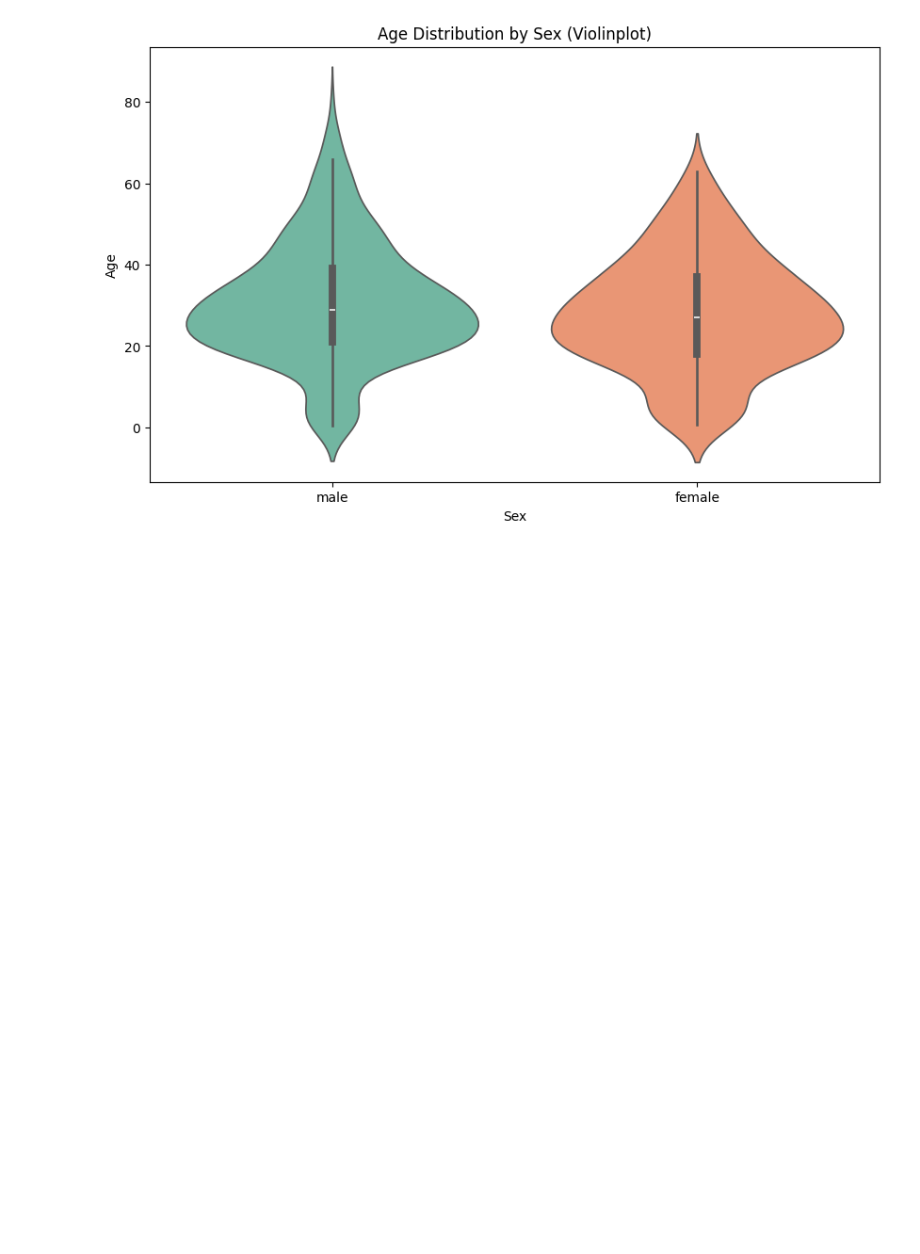
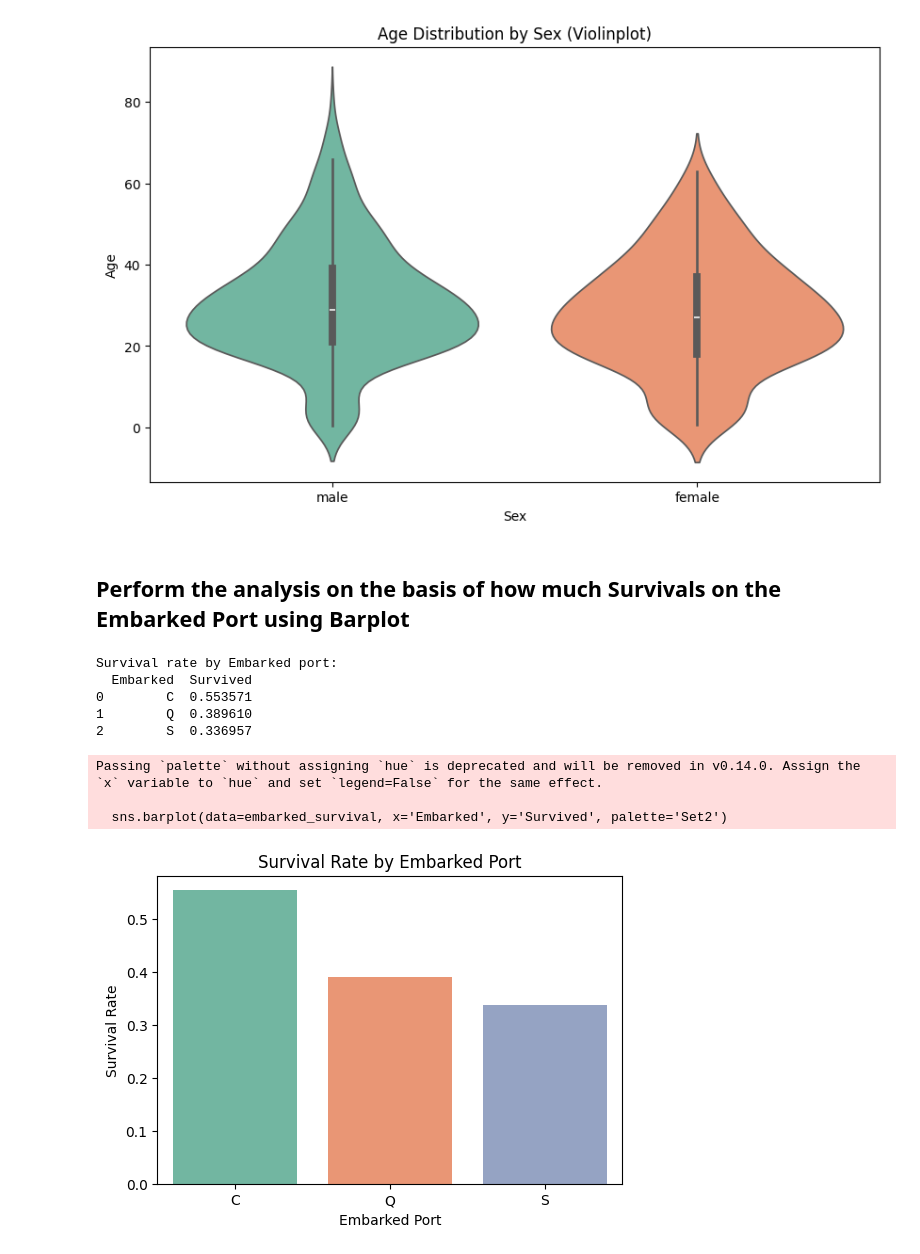
Before and after one commit to HimanshuHeda/AI-ML, a Jupyter notebook: CIA1.ipynb, the cells around one changed output. Drawn from its saved outputs; the diff is of its cells as text; code cells hidden in the pictures; blank space fills up the shorter version.

Commit message:
perform few more analysis on train dataset

```diff
--- a/CIA1.ipynb
+++ b/CIA1.ipynb
@@ -252,3 +278,26 @@ Passing `palette` without assigning `hue` is deprecated and will be removed in v
 
   sns.violinplot(data=df, x='Sex', y='Age', palette='Set2')
 [figure]
+# %% [markdown]
+## Perform the analysis on the basis of how much Survivals on the Embarked Port using Barplot
+# %%
+# Survival rate by Embarked port
+embarked_survival = df.groupby('Embarked')['Survived'].mean().reset_index()
+print('Survival rate by Embarked port:')
+print(embarked_survival)
+plt.figure(figsize=(6,4))
+sns.barplot(data=embarked_survival, x='Embarked', y='Survived', palette='Set2')
+plt.title('Survival Rate by Embarked Port')
+plt.ylabel('Survival Rate')
+plt.xlabel('Embarked Port')
+plt.show()
+# %% [output]
+Survival rate by Embarked port:
+  Embarked  Survived
+0        C  0.553571
+1        Q  0.389610
+2        S  0.336957
+Passing `palette` without assigning `hue` is deprecated and will be removed in v0.14.0. Assign the `x` variable to `hue` and set `legend=False` for the same effect.
+
+  sns.barplot(data=embarked_survival, x='Embarked', y='Survived', palette='Set2')
+[figure, added]
```
Also changed, not shown: parts of 9 cells of this notebook, 3 other files.
